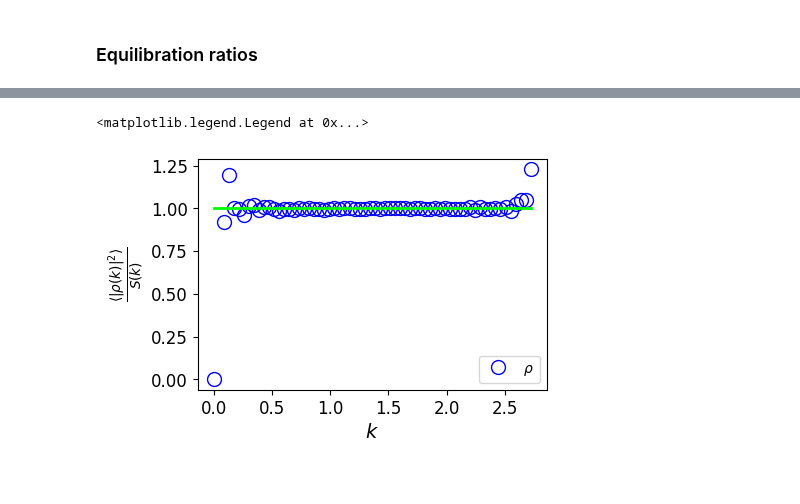
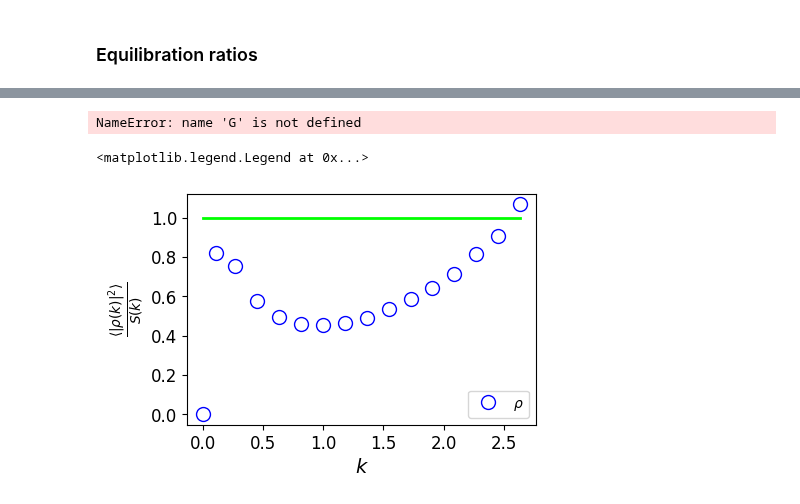
Before and after one commit to uschille/LBMeX, a Jupyter notebook: src_lbm/gross_validation/gross_validation.ipynb, the cells around one changed output, grey strips where cells are left out. Cells and saved outputs as stored; diff of their text form; code cells hidden in the pictures.

Commit message:
fixed fourier laplacian and analysis spherical averaging

```diff
--- a/src_lbm/gross_validation/gross_validation.ipynb
+++ b/src_lbm/gross_validation/gross_validation.ipynb
@@ -143 +160,9 @@ save_dir = "surface_tension/"
+# %%
+save_dir = "surface_tension/"
+test = os.path.exists(save_dir)
+
+kappa = 0.03
+beta = 0.015
+rhov = 0.1
+rhol = 1.0
 # %%
@@ -631,11 +633,11 @@ sp.simplify(Xi)
 7. $t = 10^3$
 # %%
 savedir = "./"
-L = 64
+L = 128
 start = 50
 ideal = 0
 
-kappa = 0.0
+kappa = 0.03
 kbt = 1e-7
 u0 = 0
 cs2 = 1/3
@@ -850,0 +825,19 @@ yt : [INFO     ] 2024-07-17 17:17:24,083 Parameters: domain_right_edge         =
+# %%
+def lattice_fourier_laplacian(kx, ky, kz):
+    expr1 = np.cos(kx) + np.cos(ky) + np.cos(kz)
+    expr2 = np.cos(kx)*np.cos(ky) + np.cos(ky)*np.cos(kz) + np.cos(kx)*np.cos(kz)
+    out = 2/9*expr1 + 2/9*expr2 - 4/3
+    return -out/cs2
+
+def thermal_cs2(rho):
+    square_term = (rho - rhol)*(rho - rhov)
+    expr1 = Beta*square_term*(rhol - rhov - 6*rho)
+    expr2 = Beta*(rho - rhol)*(2*rho*(rhol + rhov - 2*rho) + square_term)
+    expr3 = Beta*(rho - rhov)*(2*rho*(rhol + rhov - 2*rho) + square_term)
+    return -expr1 - expr2 - expr3
+
+def cs2k(kx, ky, kz):
+    system_cs2 = thermal_cs2(rho_data)
+    # system_cs2 = 2*rho0*Beta*(rho_l - rho_v)**2
+    out = system_cs2 + lattice_fourier_laplacian(kx, ky, kz)*kappa*rho0
+    return out
@@ -945,35 +977,39 @@ def make_bins(to_bin1, binsize, to_bin2 = None):
+# %%
+G.diagonal()[0]
+# %% [output]
+NameError: name 'G' is not defined
 # %%
 data = [np.array(ad[('boxlib', 'struct_fact_rho_rho')]).reshape(L, L, L)]
 
 ar = 1.5
 sz = 3
 fig, ax = plt.subplots(1, 1, figsize = (sz*ar, sz))
 
 colors = ['b', "r", "k"]
 markers = ["o", "s", '^']
 labels = [r"$\rho$"]
 
 rho_scale = lambda a, c: a*c
 
 for d in data:
         x, y = spherically_averaged_shells(d, func = rho_scale)
-
+        x, y = make_bins(x, 16, to_bin2 = y)
         ax.plot(x, y,
                 marker = markers[0], color = colors[0],
                 markerfacecolor = "None", markersize = 10,
                 linestyle = "None", label = labels[0])
 
 ax.plot(x, [1]*x.size, 'lime', lw = 2)
 
 ax.set_xlabel(r"$k$", fontsize = 14)
 ax.set_ylabel(r"$\frac{ \langle | \rho(k) | ^2 \rangle }{S(k)}$", fontsize = 14)
 
 ax.tick_params(axis='both', which='major', labelsize=12)
 ax.tick_params(axis='both', which='minor', labelsize=10)
 ax.legend()
 # %% [output]
 <matplotlib.legend.Legend at 0x...>
-[figure, old version]
+[figure, new version]
 # %%
 sz = 4
 fig, tax = plt.subplots(1, 1, figsize = (sz, sz), subplot_kw={'projection': 'polar'})
```
Also changed, not shown: parts of 24 cells of this notebook, 2 other files.
